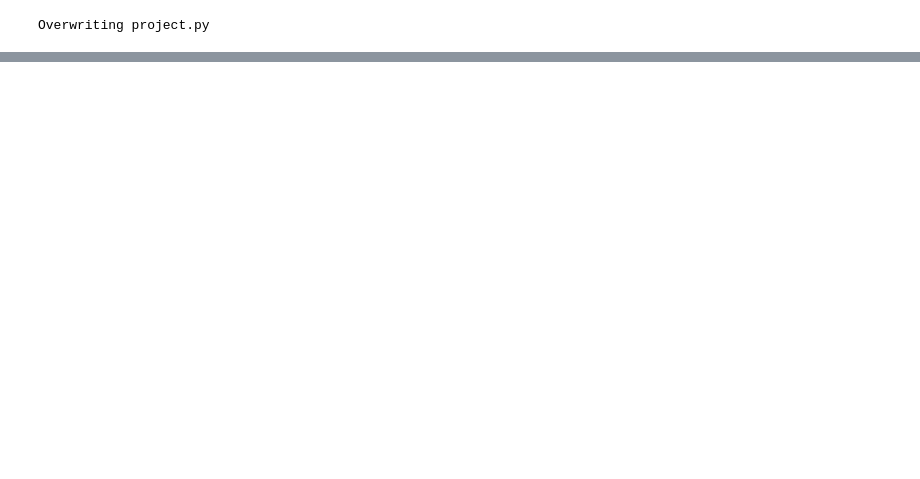
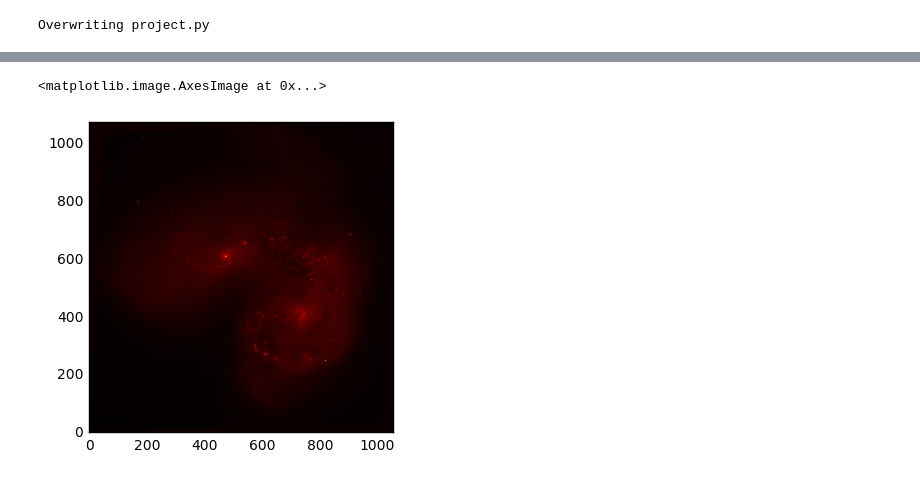
Before and after one commit to javicarron/Programming, a Jupyter notebook: Project.ipynb, the cells around one changed output, grey strips where cells are left out. Cells and saved outputs as stored; diff of their text form; code cells hidden in the pictures; blank space fills up the shorter version.

```diff
--- a/Project.ipynb
+++ b/Project.ipynb
@@ -79,0 +101,8 @@ Overwriting project.py
+# %%
+
+image=np.sqrt(1+np.sqrt(fits.getdata('red.fits')+2))
+# %%
+plt.imshow(image, cmap='gist_heat', origin='lower')
+# %% [output]
+<matplotlib.image.AxesImage at 0x...>
+[figure, added]
```
Also changed, not shown: parts of 14 cells of this notebook, 1 other file.
